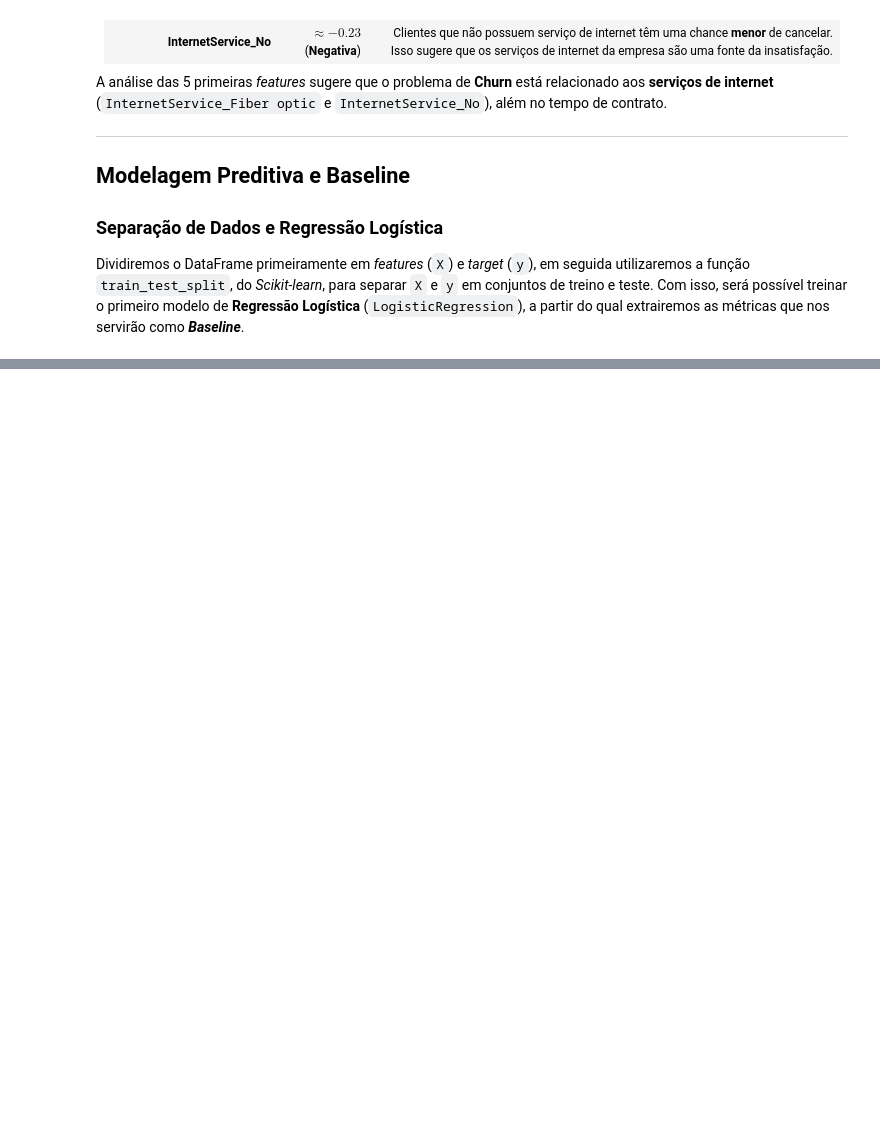
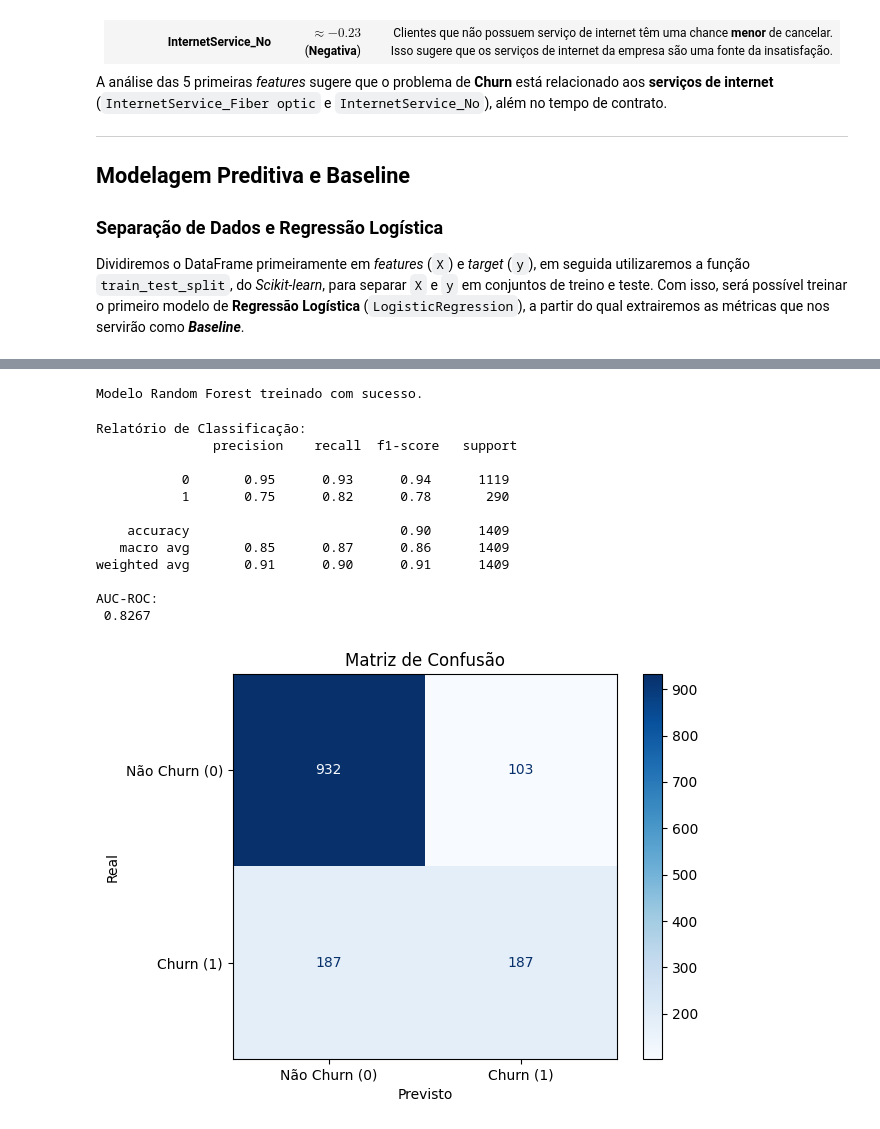
Before and after one commit to Joedson-P/customer-churn-prediction, a Jupyter notebook: notebooks/01_EDA_and_training.ipynb, the cells around one changed output, grey strips where cells are left out. Drawn from its saved outputs; the diff is of its cells as text; code cells hidden in the pictures; blank space fills up the shorter version.

```diff
--- a/notebooks/01_EDA_and_training.ipynb
+++ b/notebooks/01_EDA_and_training.ipynb
@@ -276,0 +306,52 @@ AUC-ROC:
+# %%
+from sklearn.ensemble import RandomForestClassifier
+
+# Instanciando o modelo
+rf_model = RandomForestClassifier(
+    n_estimators=300,
+    criterion='gini',
+    max_depth=None,
+    random_state=42,
+    class_weight='balanced'
+)
+
+# treinando o modelo
+rf_model.fit(X_train, y_train)
+print("Modelo Random Forest treinado com sucesso.")
+# %% [output]
+Modelo Random Forest treinado com sucesso.
+# %%
+# Calculando as métricas
+y_pred_rf = rf_model.predict(X_test)
+y_proba_rf = rf_model.predict_proba(X_test)[:,1]
+
+cm_rf = confusion_matrix(y_test, y_pred_rf)
+
+print(f"Relatório de Classificação: \n {classification_report(y_pred_rf, y_pred)}")
+
+auc_score_rf = roc_auc_score(y_test, y_proba_rf)
+print(f"AUC-ROC:\n {auc_score_rf:.4f}")
+
+# Gráfico da matriz de confusão
+disp = ConfusionMatrixDisplay(confusion_matrix=cm_rf, display_labels=['Não Churn (0)', 'Churn (1)'])
+disp.plot(cmap='Blues', colorbar=True)
+plt.title('Matriz de Confusão')
+plt.grid(False)
+plt.xlabel('Previsto')
+plt.ylabel('Real')
+plt.tight_layout()
+plt.show()
+# %% [output]
+Relatório de Classificação:
+               precision    recall  f1-score   support
+
+           0       0.95      0.93      0.94      1119
+           1       0.75      0.82      0.78       290
+
+    accuracy                           0.90      1409
+   macro avg       0.85      0.87      0.86      1409
+weighted avg       0.91      0.90      0.91      1409
+
+AUC-ROC:
+ 0.8267
+[figure, added]
```
Also changed, not shown: parts of 8 cells of this notebook.
